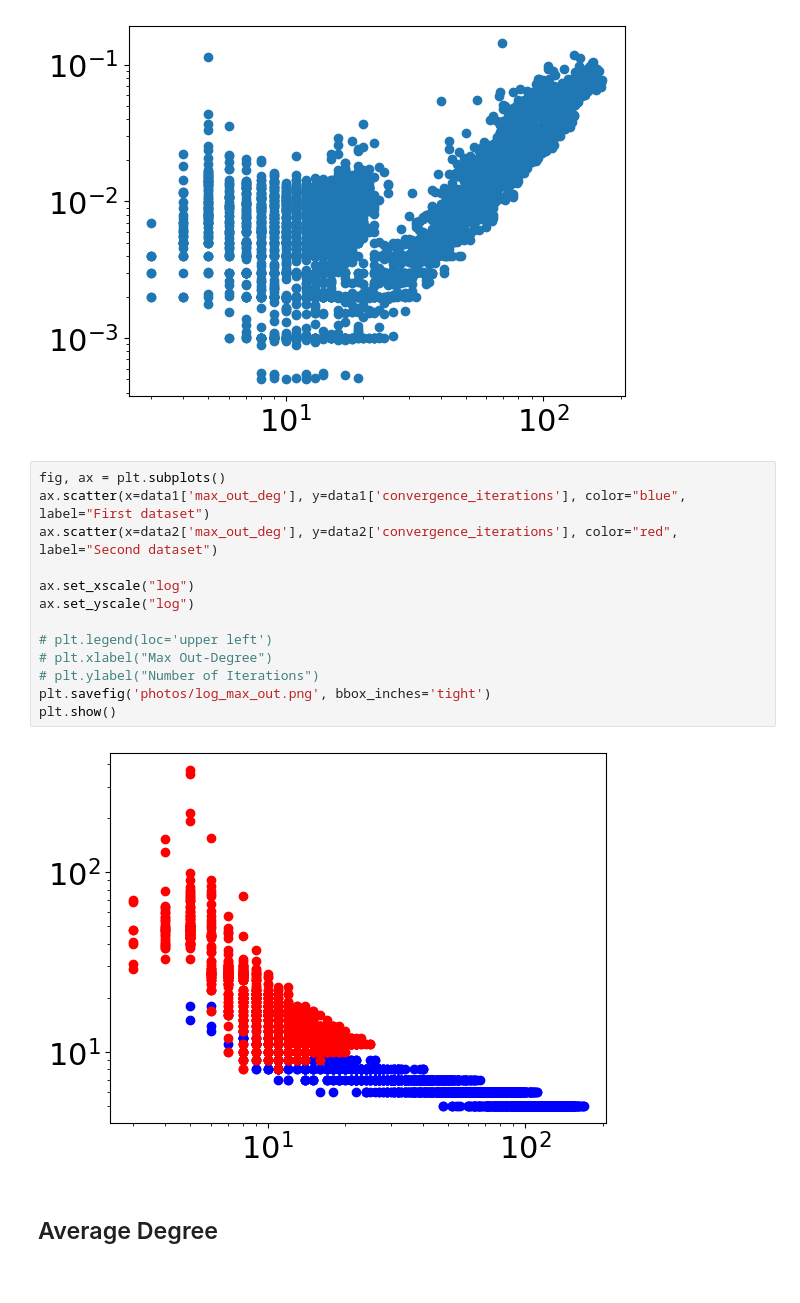
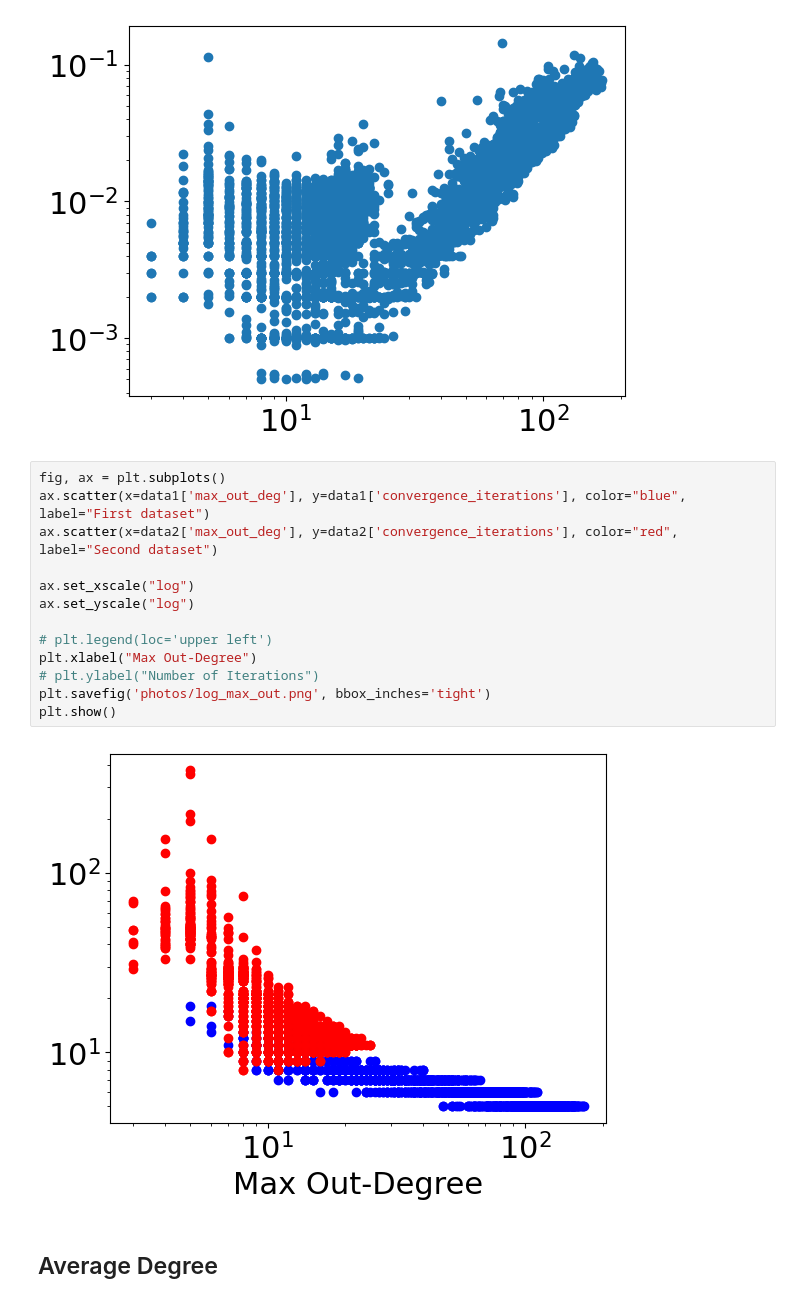
Before and after one commit to KalinD/ResearchProject, a Jupyter notebook: DataAnalysis.ipynb, the cells around one changed output. Saved outputs shown, nothing was run; the diff lists cells and outputs as text.

```diff
--- a/DataAnalysis.ipynb
+++ b/DataAnalysis.ipynb
@@ -93,18 +93,18 @@ ax.set_yscale("log")
 # %%
 fig, ax = plt.subplots()
 ax.scatter(x=data1['max_out_deg'], y=data1['convergence_iterations'], color="blue", label="First dataset")
 ax.scatter(x=data2['max_out_deg'], y=data2['convergence_iterations'], color="red", label="Second dataset")
 
 ax.set_xscale("log")
 ax.set_yscale("log")
 
 # plt.legend(loc='upper left')
-# plt.xlabel("Max Out-Degree")
+plt.xlabel("Max Out-Degree")
 # plt.ylabel("Number of Iterations")
 plt.savefig('photos/log_max_out.png', bbox_inches='tight')
 plt.show()
 # %% [output]
-[figure, old version]
+[figure, new version]
 # %% [markdown]
 ## Average Degree
 # %%
```
Also changed, not shown: parts of 15 cells of this notebook, 1 other file.
